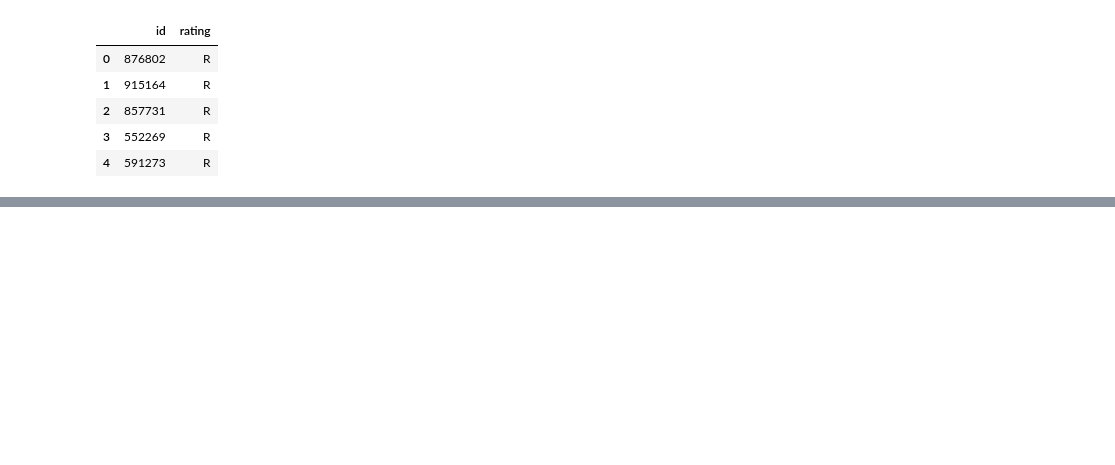
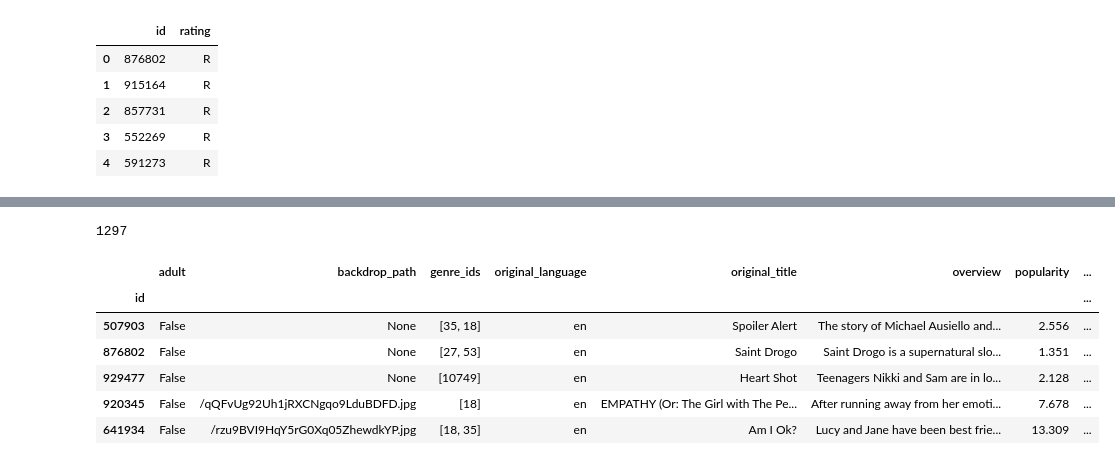
Before and after one commit to amirshirazi1/Queer-Visibility-in-Media, a Jupyter notebook: Jupyter Notebook/queer_movies_ratings_testnb.ipynb, the cells around one changed output, grey strips where cells are left out. Cells and saved outputs as stored; diff of their text form; code cells hidden in the pictures; blank space fills up the shorter version.

Commit message:
Additional code in queer_movies_ratings_testnb for creating the necessary lgbt movies dataframe.

```diff
--- a/Jupyter Notebook/queer_movies_ratings_testnb.ipynb
+++ b/Jupyter Notebook/queer_movies_ratings_testnb.ipynb
@@ -172,0 +161,7 @@ lgbt_r_df.head()
+# %%
+# Join the individual ratings dataframes into a single ratings dataframe.
+lgbt_ratings_df = pd.concat([lgbt_nr_df, lgbt_pg_df, lgbt_pg13_df, lgbt_r_df, lgbt_nc17_df])
+
+# Reset the index and drop the former index column for clearer legibility.
+lgbt_ratings_df = lgbt_ratings_df.reset_index().drop(columns='index')
+lgbt_ratings_df
@@ -172,0 +201,4 @@ lgbt_r_df.head()
+# %%
+# Drop duplicates and verify that they correctly dropped.
+lgbt_ratings_df = lgbt_ratings_df.drop_duplicates(subset=['id'], keep='last')
+lgbt_ratings_df.loc[lgbt_ratings_df.id.isin([157370,39958,16802])]
@@ -172,0 +210,4 @@ lgbt_r_df.head()
+# %%
+# Set index to be "id" for all dataframes.
+lgbt_movies_df = lgbt_movies_df.set_index('id')
+lgbt_ratings_df = lgbt_ratings_df.set_index('id')
@@ -172,0 +225,16 @@ lgbt_r_df.head()
+# %%
+# Join the ratings dataframe into the movies dataframe to add the certification rating to the movies dataframe.
+lgbt_movies_df = lgbt_movies_df.join(lgbt_ratings_df, on='id', how='left')
+# %%
+# Verify the length of the dataframe and that the ratings (for movies that had ratings) were added.
+print(len(lgbt_movies_df))
+lgbt_movies_df.head()
+# %% [output]
+1297
+|  | adult | backdrop_path | genre_ids | original_language | original_title | overview | popularity | ... |
+| id |  |  |  |  |  |  |  | ... |
+| 507903 | False | None | [35, 18] | en | Spoiler Alert | The story of Michael Ausiello and... | 2.556 | ... |
+| 876802 | False | None | [27, 53] | en | Saint Drogo | Saint Drogo is a supernatural slo... | 1.351 | ... |
+| 929477 | False | None | [10749] | en | Heart Shot | Teenagers Nikki and Sam are in lo... | 2.128 | ... |
+| 920345 | False | /qQFvUg92Uh1jRXCNgqo9LduBDFD.jpg | [18] | en | EMPATHY (Or: The Girl with The Pe... | After running away from her emoti... | 7.678 | ... |
+| 641934 | False | /rzu9BVI9HqY5rG0Xq05ZhewdkYP.jpg | [18, 35] | en | Am I Ok? | Lucy and Jane have been best frie... | 13.309 | ... |
```
Also changed, not shown: parts of 16 cells of this notebook.
